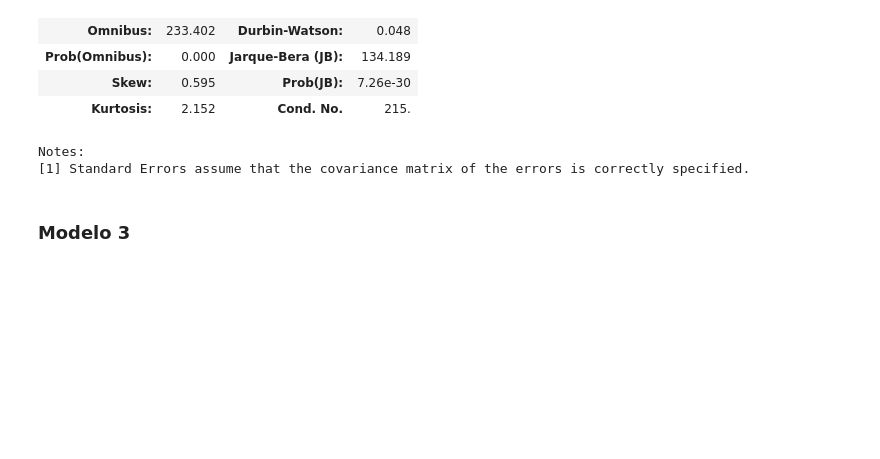
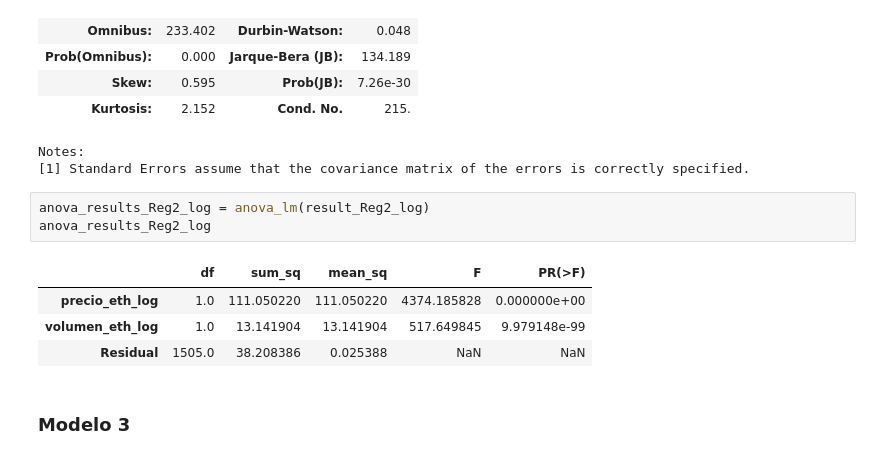
Before and after one commit to byKriz/Tesis-UCAB---Calculos, a Jupyter notebook: calculos.ipynb, the cells around one changed output. Saved outputs shown, nothing was run; the diff lists cells and outputs as text; blank space fills up the shorter version.

```diff
--- a/calculos.ipynb
+++ b/calculos.ipynb
@@ -510,6 +562,14 @@ OLS Regression Results
 | Kurtosis: | 2.152 | Cond. No. | 215. |
 Notes:
 [1] Standard Errors assume that the covariance matrix of the errors is correctly specified.
+# %%
+anova_results_Reg2_log = anova_lm(result_Reg2_log)
+anova_results_Reg2_log
+# %% [output]
+|  | df | sum_sq | mean_sq | F | PR(>F) |
+| precio_eth_log | 1.0 | 111.050220 | 111.050220 | 4374.185828 | 0.000000e+00 |
+| volumen_eth_log | 1.0 | 13.141904 | 13.141904 | 517.649845 | 9.979148e-99 |
+| Residual | 1505.0 | 38.208386 | 0.025388 | NaN | NaN |
 # %% [markdown]
 ### Modelo 3
 # %%
```
Also changed, not shown: parts of 7 cells of this notebook, 1 other file.
